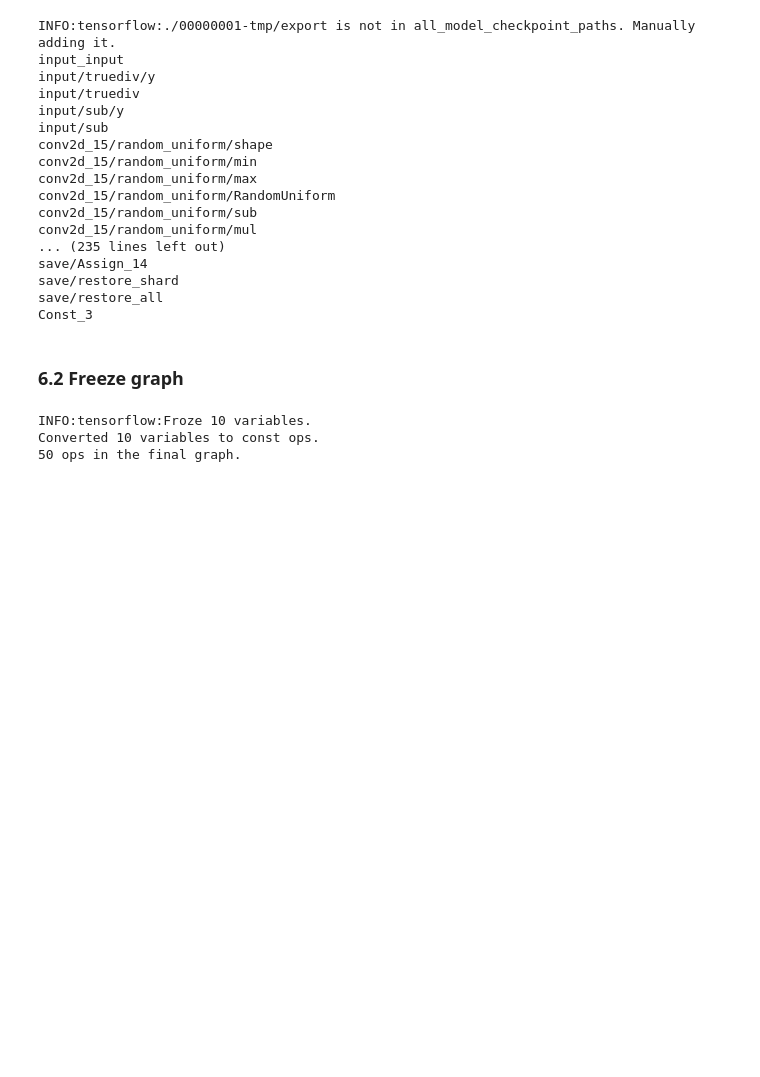
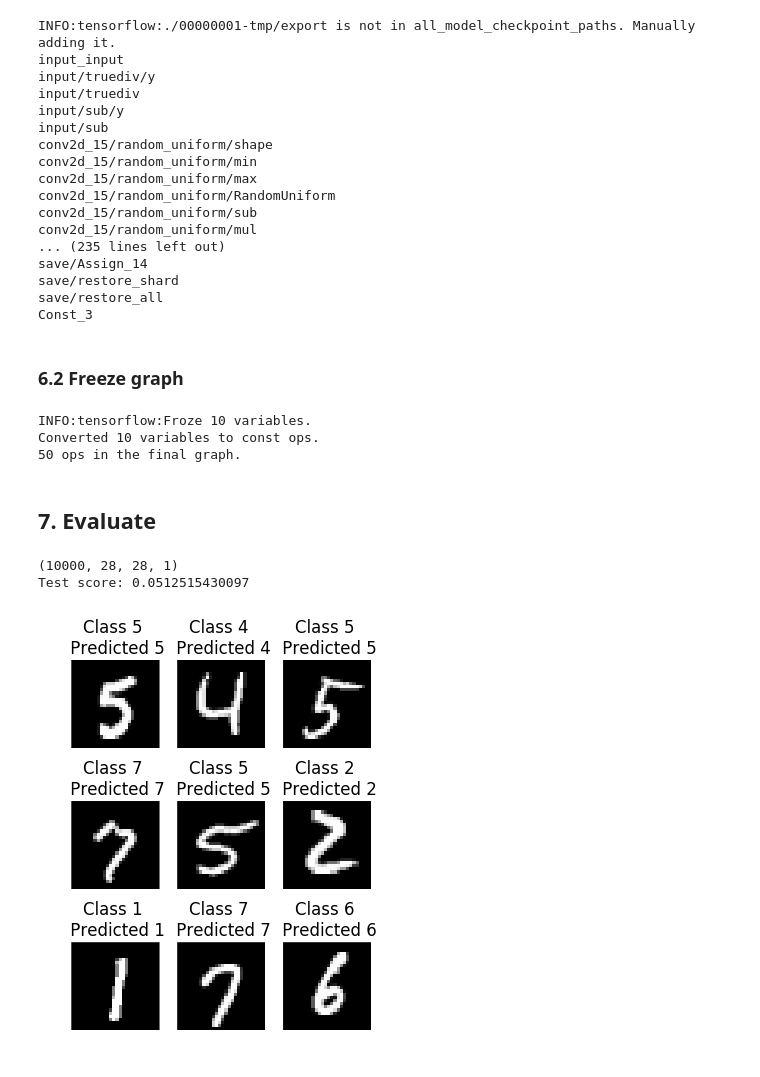
Before and after one commit to sosegon/udacity-projects, a Jupyter notebook: Mnist.ipynb, the cells around one changed output. Drawn from its saved outputs; the diff is of its cells as text; code cells hidden in the pictures; blank space fills up the shorter version.

Commit message:
feat: Added evaluation of model in notebook

```diff
--- a/Mnist.ipynb
+++ b/Mnist.ipynb
@@ -228,3 +219,37 @@ freeze_graph()
 INFO:tensorflow:Froze 10 variables.
 Converted 10 variables to const ops.
 50 ops in the final graph.
+# %% [markdown]
+## 7. Evaluate
+# %%
+def evaluate(X, y):
+    with open("model.json", 'r') as jfile:
+        new_model = model_from_json(json.loads(jfile.read()))\
+
+    new_model.compile("adam", "sparse_categorical_crossentropy")
+    new_model.load_weights("model.h5")
+
+    score = new_model.evaluate(X, y, verbose=0)
+    print('Test score:', score)
+
+    predicted_classes = new_model.predict_classes(X)
+    correct_indices = np.nonzero(predicted_classes == y)[0]
+    incorrect_indices = np.nonzero(predicted_classes != y)[0]
+
+    f, ax = plt.subplots(3, 3)
+
+    for i, col in enumerate(ax):
+        for j, row in enumerate(col):
+            index = random.randint(0, len(X))
+            ax[i][j].axis("off")
+            ax[i][j].imshow(X[index].squeeze(), cmap='gray', interpolation='none')
+            ax[i][j].set_title("Class {} \n Predicted {}".format(y[index], predicted_classes[index]))
+            ax[i][j].axis("off")
+
+    plt.subplots_adjust(left=0., right=.5, top=2, bottom=1)
+
+evaluate(X_tests, y_test)
+# %% [output]
+(10000, 28, 28, 1)
+Test score: 0.0512515430097
+[figure, added]
```
Also changed, not shown: parts of 2 cells of this notebook.
